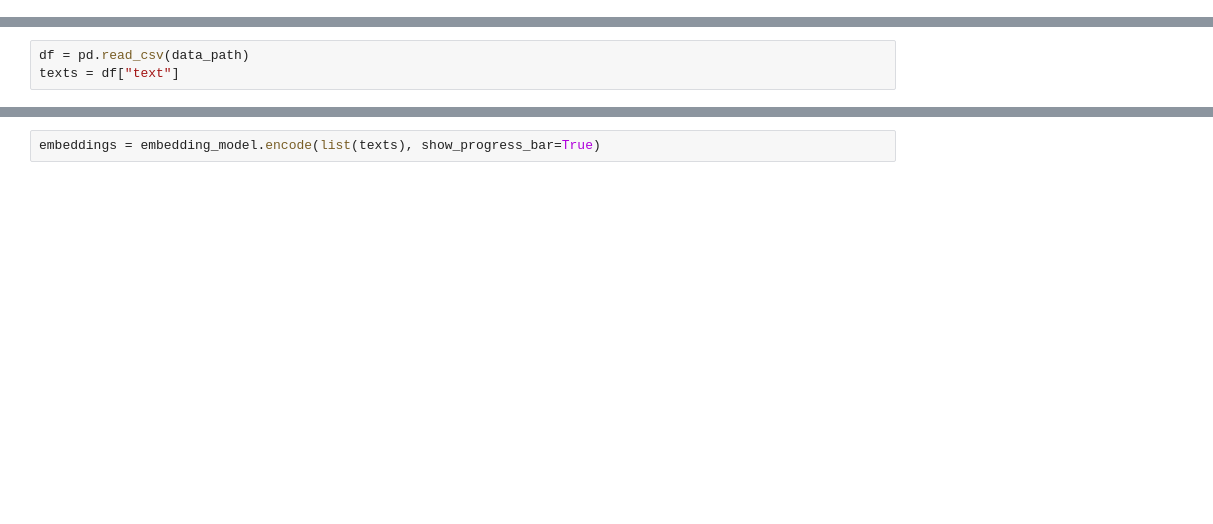
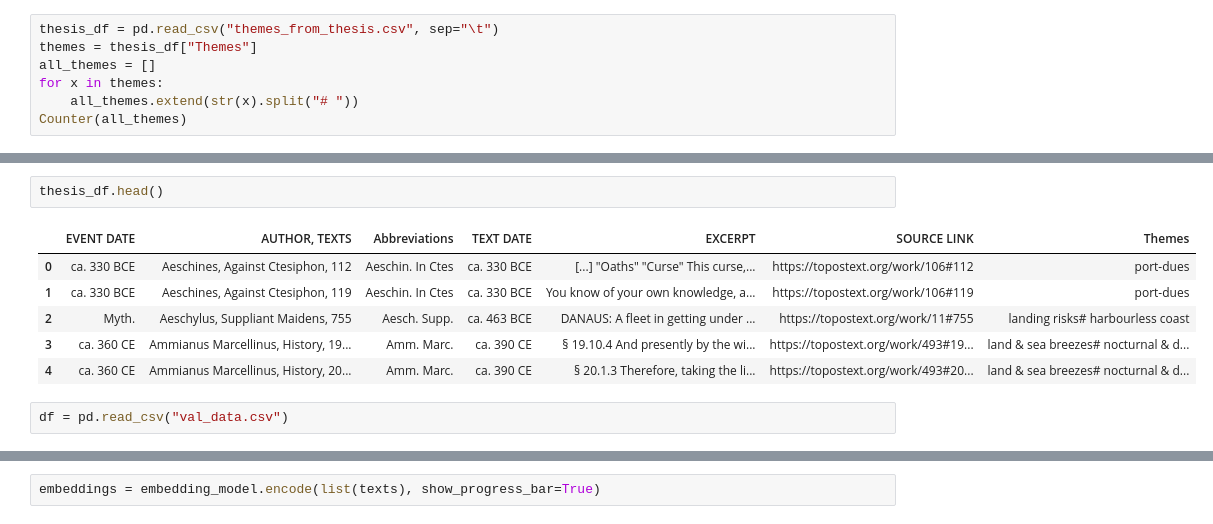
Before and after one commit to imruhi/RiskPerceptionSeafare, a Jupyter notebook: xai/topic_modeling.ipynb, the cells around one changed output, grey strips where cells are left out. Saved outputs shown, nothing was run; the diff lists cells and outputs as text; blank space fills up the shorter version.

```diff
--- a/xai/topic_modeling.ipynb
+++ b/xai/topic_modeling.ipynb
@@ -24,0 +16,7 @@ stoplist = list(set(stopwords.words('english')))
+# %%
+thesis_df = pd.read_csv("themes_from_thesis.csv", sep="\t")
+themes = thesis_df["Themes"]
+all_themes = []
+for x in themes:
+    all_themes.extend(str(x).split("# "))
+Counter(all_themes)
@@ -29,3 +88,11 @@ embedding_model = SentenceTransformer("sentence-transformers/distiluse-base-mult
+# %%
+thesis_df.head()
+# %% [output]
+|  | EVENT DATE | AUTHOR, TEXTS | Abbreviations | TEXT DATE | EXCERPT | SOURCE LINK | Themes |
+| 0 | ca. 330 BCE | Aeschines, Against Ctesiphon, 112 | Aeschin. In Ctes | ca. 330 BCE | [...] "Oaths" "Curse" This curse,... | https://topostext.org/work/106#112 | port-dues |
+| 1 | ca. 330 BCE | Aeschines, Against Ctesiphon, 119 | Aeschin. In Ctes | ca. 330 BCE | You know of your own knowledge, a... | https://topostext.org/work/106#119 | port-dues |
+| 2 | Myth. | Aeschylus, Suppliant Maidens, 755 | Aesch. Supp. | ca. 463 BCE | DANAUS: A fleet in getting under ... | https://topostext.org/work/11#755 | landing risks# harbourless coast |
+| 3 | ca. 360 CE | Ammianus Marcellinus, History, 19... | Amm. Marc. | ca. 390 CE | § 19.10.4 And presently by the wi... | https://topostext.org/work/493#19... | land & sea breezes# nocturnal & d... |
+| 4 | ca. 360 CE | Ammianus Marcellinus, History, 20... | Amm. Marc. | ca. 390 CE | § 20.1.3 Therefore, taking the li... | https://topostext.org/work/493#20... | land & sea breezes# nocturnal & d... |
 # %%
-df = pd.read_csv(data_path)
-texts = df["text"]
+df = pd.read_csv("val_data.csv")
```
Also changed, not shown: parts of 27 cells of this notebook.
